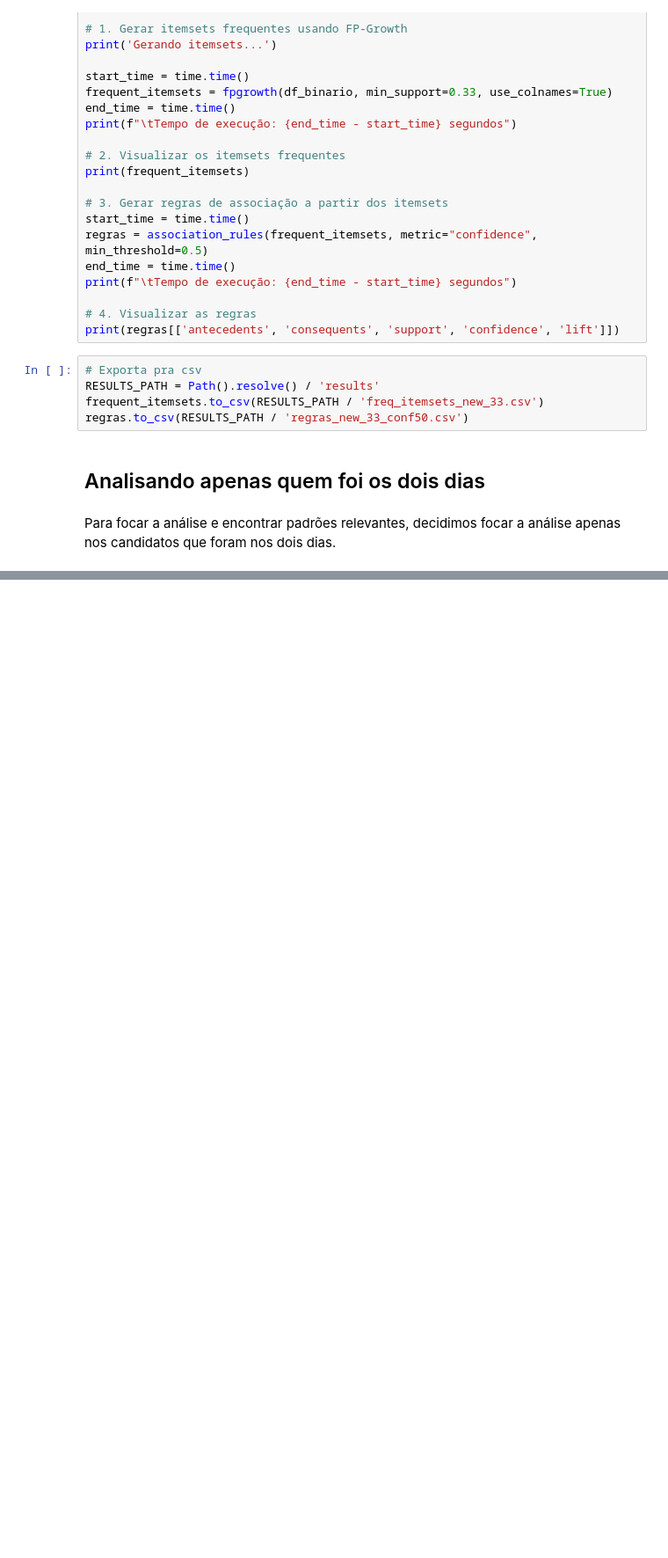
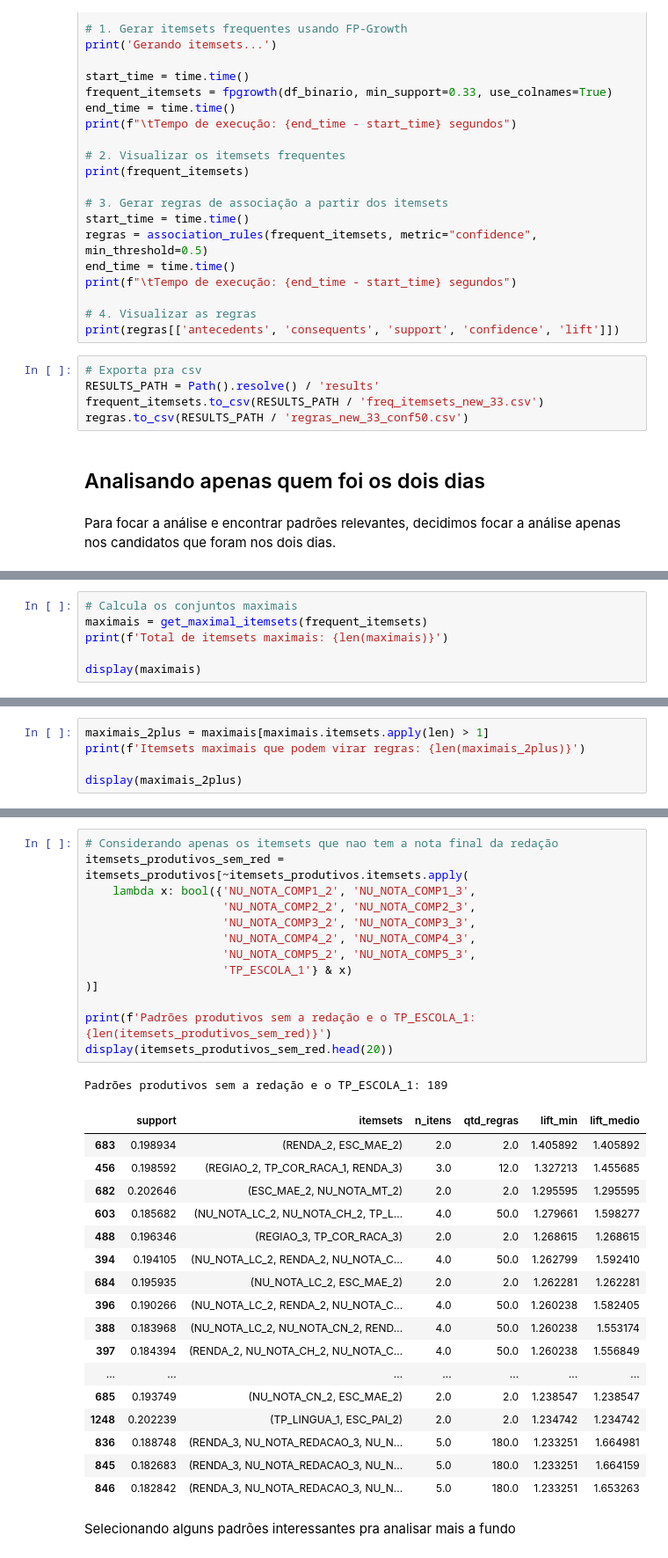
Before and after one commit to PedroGiacomin/data-mining, a Jupyter notebook: project-1/modeling_new_transformations.ipynb, the cells around one changed output, grey strips where cells are left out. Shown: that part at 88% size. Drawn from its saved outputs; the diff is of its cells as text; blank space fills up the shorter version.

```diff
--- a/project-1/modeling_new_transformations.ipynb
+++ b/project-1/modeling_new_transformations.ipynb
@@ -432,0 +410,6 @@ print(f"\tTempo de execução: {end_time - start_time} segundos")
+# %%
+# Calcula os conjuntos maximais
+maximais = get_maximal_itemsets(frequent_itemsets)
+print(f'Total de itemsets maximais: {len(maximais)}')
+
+display(maximais)
@@ -432,0 +431,5 @@ print(f"\tTempo de execução: {end_time - start_time} segundos")
+# %%
+maximais_2plus = maximais[maximais.itemsets.apply(len) > 1]
+print(f'Itemsets maximais que podem virar regras: {len(maximais_2plus)}')
+
+display(maximais_2plus)
@@ -432,0 +532,34 @@ print(f"\tTempo de execução: {end_time - start_time} segundos")
+# %%
+# Considerando apenas os itemsets que nao tem a nota final da redação
+itemsets_produtivos_sem_red = itemsets_produtivos[~itemsets_produtivos.itemsets.apply(
+    lambda x: bool({'NU_NOTA_COMP1_2', 'NU_NOTA_COMP1_3',
+                    'NU_NOTA_COMP2_2', 'NU_NOTA_COMP2_3',
+                    'NU_NOTA_COMP3_2', 'NU_NOTA_COMP3_3',
+                    'NU_NOTA_COMP4_2', 'NU_NOTA_COMP4_3',
+                    'NU_NOTA_COMP5_2', 'NU_NOTA_COMP5_3',
+                    'TP_ESCOLA_1'} & x)
+)]
+
+print(f'Padrões produtivos sem a redação e o TP_ESCOLA_1: {len(itemsets_produtivos_sem_red)}')
+display(itemsets_produtivos_sem_red.head(20))
+# %% [output]
+Padrões produtivos sem a redação e o TP_ESCOLA_1: 189
+|  | support | itemsets | n_itens | qtd_regras | lift_min | lift_medio |
+| 683 | 0.198934 | (RENDA_2, ESC_MAE_2) | 2.0 | 2.0 | 1.405892 | 1.405892 |
+| 456 | 0.198592 | (REGIAO_2, TP_COR_RACA_1, RENDA_3) | 3.0 | 12.0 | 1.327213 | 1.455685 |
+| 682 | 0.202646 | (ESC_MAE_2, NU_NOTA_MT_2) | 2.0 | 2.0 | 1.295595 | 1.295595 |
+| 603 | 0.185682 | (NU_NOTA_LC_2, NU_NOTA_CH_2, TP_L... | 4.0 | 50.0 | 1.279661 | 1.598277 |
+| 488 | 0.196346 | (REGIAO_3, TP_COR_RACA_3) | 2.0 | 2.0 | 1.268615 | 1.268615 |
+| 394 | 0.194105 | (NU_NOTA_LC_2, RENDA_2, NU_NOTA_C... | 4.0 | 50.0 | 1.262799 | 1.592410 |
+| 684 | 0.195935 | (NU_NOTA_LC_2, ESC_MAE_2) | 2.0 | 2.0 | 1.262281 | 1.262281 |
+| 396 | 0.190266 | (NU_NOTA_LC_2, RENDA_2, NU_NOTA_C... | 4.0 | 50.0 | 1.260238 | 1.582405 |
+| 388 | 0.183968 | (NU_NOTA_LC_2, NU_NOTA_CN_2, REND... | 4.0 | 50.0 | 1.260238 | 1.553174 |
+| 397 | 0.184394 | (RENDA_2, NU_NOTA_CH_2, NU_NOTA_C... | 4.0 | 50.0 | 1.260238 | 1.556849 |
+| ... | ... | ... | ... | ... | ... | ... |
+| 685 | 0.193749 | (NU_NOTA_CN_2, ESC_MAE_2) | 2.0 | 2.0 | 1.238547 | 1.238547 |
+| 1248 | 0.202239 | (TP_LINGUA_1, ESC_PAI_2) | 2.0 | 2.0 | 1.234742 | 1.234742 |
+| 836 | 0.188748 | (RENDA_3, NU_NOTA_REDACAO_3, NU_N... | 5.0 | 180.0 | 1.233251 | 1.664981 |
+| 845 | 0.182683 | (RENDA_3, NU_NOTA_REDACAO_3, NU_N... | 5.0 | 180.0 | 1.233251 | 1.664159 |
+| 846 | 0.182842 | (RENDA_3, NU_NOTA_REDACAO_3, NU_N... | 5.0 | 180.0 | 1.233251 | 1.653263 |
+# %% [markdown]
+Selecionando alguns padrões interessantes pra analisar mais a fundo
```
Also changed, not shown: parts of 28 cells of this notebook.
